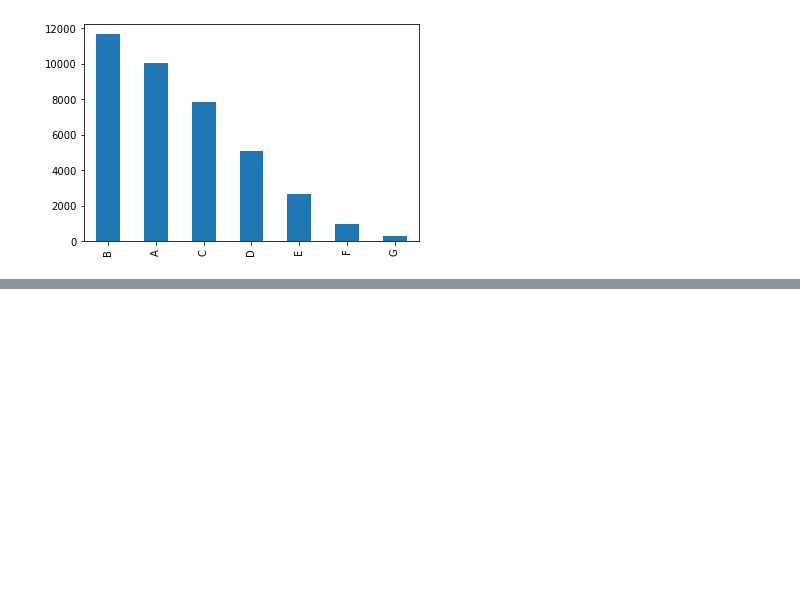
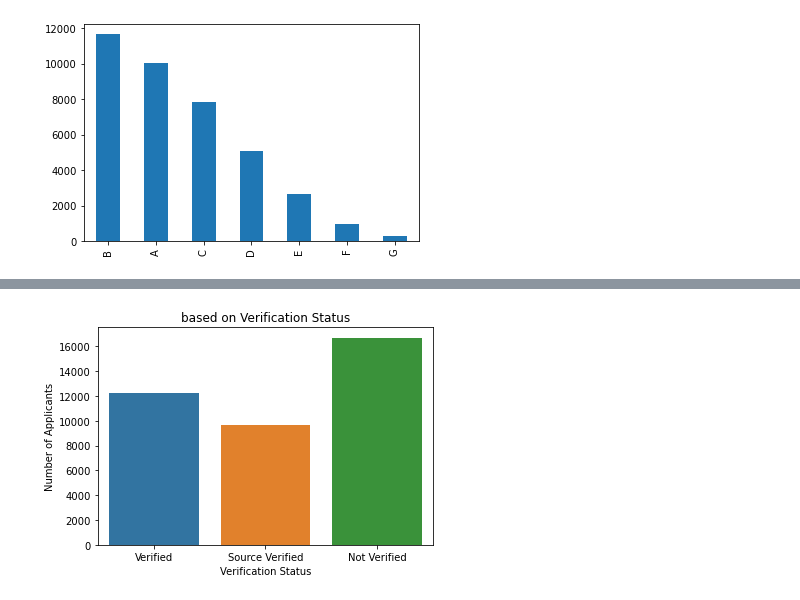
Before and after one commit to AnilNG12/test_1, a Jupyter notebook: LendingClubCaseStudy.ipynb, the cells around one changed output, grey strips where cells are left out. Saved outputs shown, nothing was run; the diff lists cells and outputs as text; code cells hidden in the pictures; blank space fills up the shorter version.

```diff
--- a/LendingClubCaseStudy.ipynb
+++ b/LendingClubCaseStudy.ipynb
@@ -387,0 +404,10 @@ plot.show()
+# %%
+#Distribution of loan verification statu s
+cp = sns.countplot(data = df_Len_club,x="verification_status")
+cp.set_title("based on Verification Status")
+cp.set(ylabel="Number of Applicants",xlabel="Verification Status")
+plt.show()
+
+#Mojority of applicants income was not verified by LC
+# %% [output]
+[figure, added]
```
Also changed, not shown: parts of 10 cells of this notebook.
